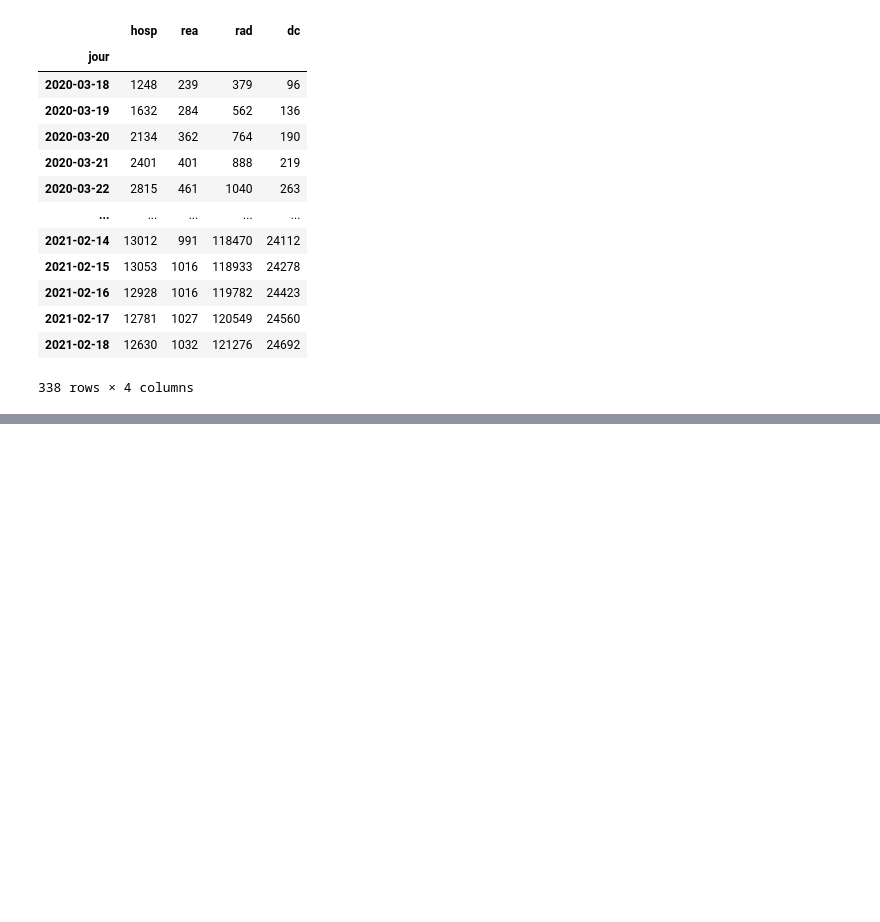
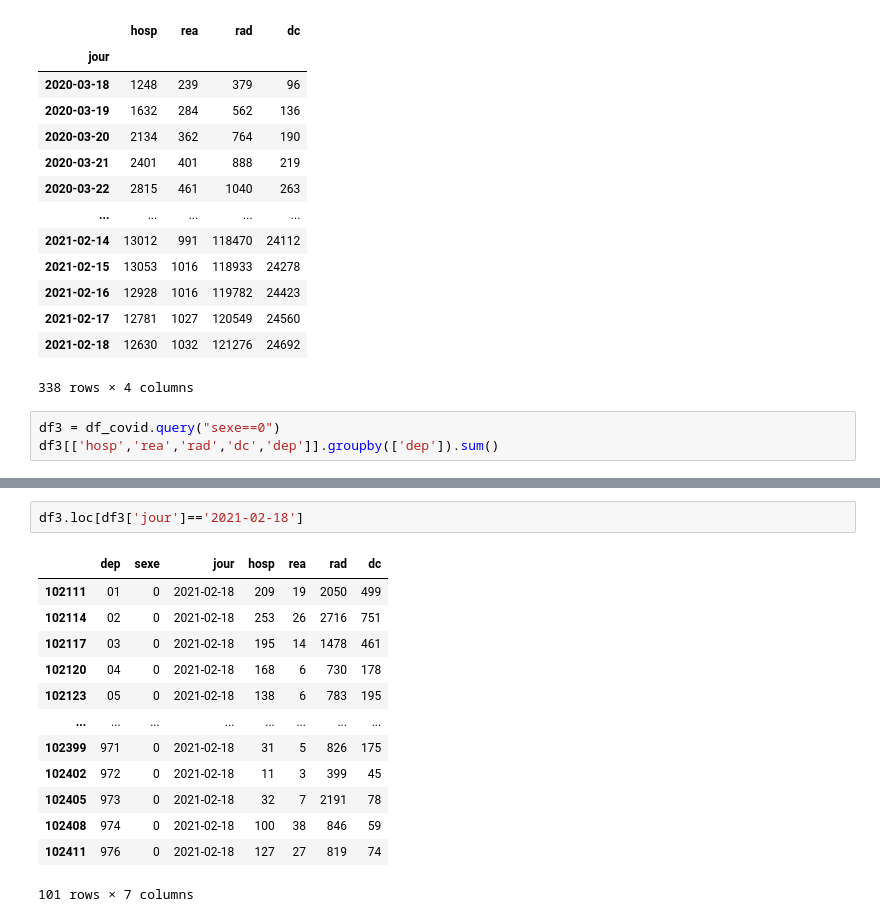
Before and after one commit to aromdhane/Dashboard, a Jupyter notebook: analyse_covid.ipynb, the cells around one changed output, grey strips where cells are left out. Saved outputs shown, nothing was run; the diff lists cells and outputs as text; blank space fills up the shorter version.

```diff
--- a/analyse_covid.ipynb
+++ b/analyse_covid.ipynb
@@ -127,3 +127,6 @@ df_f[['hosp','rea','rad','dc']].groupby(df_covid['jour']).sum()
 | 2021-02-17 | 12781 | 1027 | 120549 | 24560 |
 | 2021-02-18 | 12630 | 1032 | 121276 | 24692 |
 338 rows × 4 columns
+# %%
+df3 = df_covid.query("sexe==0")
+df3[['hosp','rea','rad','dc','dep']].groupby(['dep']).sum()
@@ -129,0 +148,16 @@ df_f[['hosp','rea','rad','dc']].groupby(df_covid['jour']).sum()
+# %%
+df3.loc[df3['jour']=='2021-02-18']
+# %% [output]
+|  | dep | sexe | jour | hosp | rea | rad | dc |
+| 102111 | 01 | 0 | 2021-02-18 | 209 | 19 | 2050 | 499 |
+| 102114 | 02 | 0 | 2021-02-18 | 253 | 26 | 2716 | 751 |
+| 102117 | 03 | 0 | 2021-02-18 | 195 | 14 | 1478 | 461 |
+| 102120 | 04 | 0 | 2021-02-18 | 168 | 6 | 730 | 178 |
+| 102123 | 05 | 0 | 2021-02-18 | 138 | 6 | 783 | 195 |
+| ... | ... | ... | ... | ... | ... | ... | ... |
+| 102399 | 971 | 0 | 2021-02-18 | 31 | 5 | 826 | 175 |
+| 102402 | 972 | 0 | 2021-02-18 | 11 | 3 | 399 | 45 |
+| 102405 | 973 | 0 | 2021-02-18 | 32 | 7 | 2191 | 78 |
+| 102408 | 974 | 0 | 2021-02-18 | 100 | 38 | 846 | 59 |
+| 102411 | 976 | 0 | 2021-02-18 | 127 | 27 | 819 | 74 |
+101 rows × 7 columns
```
Also changed, not shown: parts of 1 cell of this notebook, 2 other files.
